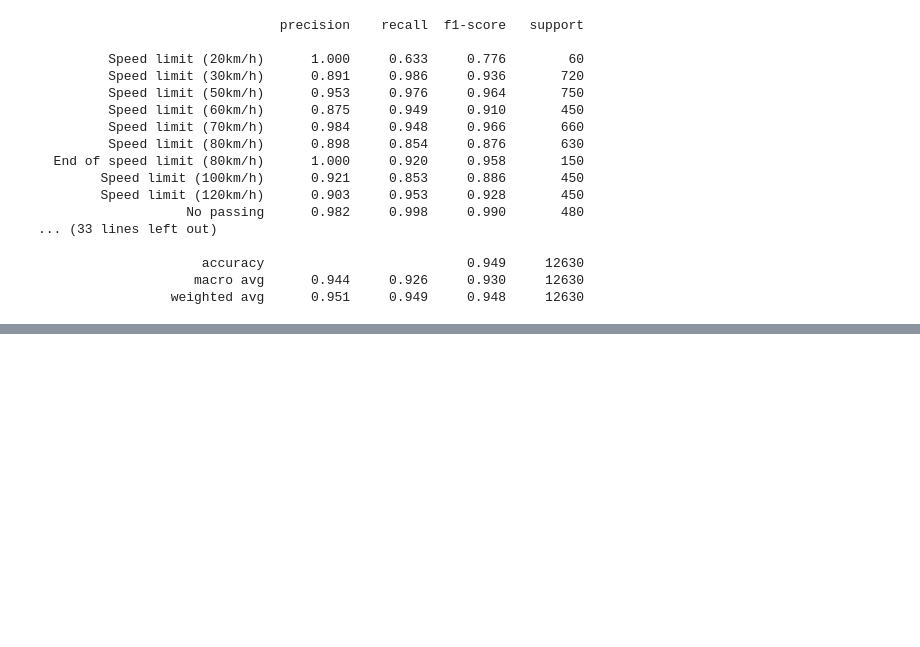
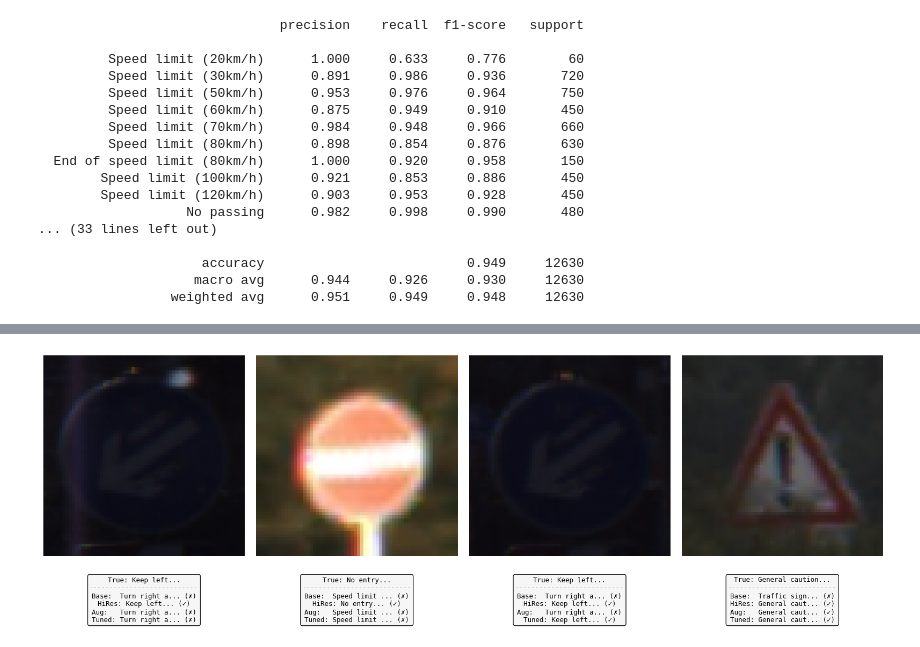
Before and after one commit to Katameqqe/GTSRB-cnn, a Jupyter notebook: test.ipynb, the cells around one changed output, grey strips where cells are left out. Drawn from its saved outputs; the diff is of its cells as text; code cells hidden in the pictures; blank space fills up the shorter version.

```diff
--- a/test.ipynb
+++ b/test.ipynb
@@ -176,5 +185,20 @@ model_aug.load_state_dict(torch.load("augment_model_gtsrb.pth", map_location=dev
 acc_aug, preds_aug, labels_aug = evaluate_model(model_aug, test_loader)
 results["Data Augmented Model"] = acc_aug
 print(f"Test Acc: {acc_aug:.2f}%")
+
+print("Evaluating Tuned Model (Optuna)...")
+model_tuned = TrafficSignCNN(num_classes=43, dropout_p=0.3390179390743088).to(device)
+model_tuned.load_state_dict(torch.load("tuned_model_gtsrb.pth", map_location=device))
+acc_tuned, preds_tuned, labels_tuned = evaluate_model(model_tuned, test_loader)
+results["Tuned Model (Optuna)"] = acc_tuned
+print(f"Test Acc: {acc_tuned:.2f}%")
+
+
+print("\n==================== MODEL PERFORMANCE COMPARISON ====================")
+print(f"{'Model Name':<35} | {'Test Accuracy':<15}")
+print("-" * 55)
+for name, acc in results.items():
+    print(f"{name:<35} | {acc:.2f}%")
+print("==========================================================================")
 # %% [output]
 Evaluating Baseline Model...
@@ -295,0 +475,72 @@ Total mistakes: 646 / 12630
+# %%
+# Model Showdown: Visualizing Case Studies of Improvements
+
+import os
+import numpy as np
+import matplotlib.pyplot as plt
+import torch
+
+
+model_base.eval()
+model_high_res.eval()
+model_aug.eval()
+model_tuned.eval()
+
+# Find indices where the Baseline model made a mistake,
+# but the High-Res model predicted correctly.
+
+improved_indices = np.where((preds_base != labels_base) & (preds_high_res == labels_high_res))[0]
+print(f"Number of test images where High-Res model fixed a Baseline mistake: {len(improved_indices)}")
+
+# Select 4 random cases from these improved indices
+np.random.seed(42)
+sample_indices = np.random.choice(improved_indices, min(4, len(improved_indices)), replace=False)
+
+fig, axes = plt.subplots(1, 4, figsize=(16, 6))
+
+for i, idx in enumerate(sample_indices):
+
+    img_32, true_label = test_dataset[idx]
+    input_32 = img_32.unsqueeze(0).to(device)
+
+
+    img_64, _ = test_dataset_64[idx]
+    input_64 = img_64.unsqueeze(0).to(device)
+
+    # Run predictions across all 4 models
+    with torch.no_grad():
+        pred_base = torch.argmax(model_base(input_32), dim=1).item()
+        pred_high = torch.argmax(model_high_res(input_64), dim=1).item()
+        pred_aug = torch.argmax(model_aug(input_32), dim=1).item()
+        pred_tuned = torch.argmax(model_tuned(input_32), dim=1).item()
+
+
+    original_img = img_64.permute(1, 2, 0).numpy()
+    axes[i].imshow(original_img)
+    axes[i].axis('off')
+
+
+    def get_status(pred, true):
+        return "✓" if pred == true else "✗"
+
+
+    results_text = (
+        f"True: {classes[true_label][:20]}...\n"
+        f"---------------------------\n"
+        f"Base:  {classes[pred_base][:12]}... ({get_status(pred_base, true_label)})\n"
+        f"HiRes: {classes[pred_high][:12]}... ({get_status(pred_high, true_label)})\n"
+        f"Aug:   {classes[pred_aug][:12]}... ({get_status(pred_aug, true_label)})\n"
+        f"Tuned: {classes[pred_tuned][:12]}... ({get_status(pred_tuned, true_label)})"
+    )
+
+
+    axes[i].text(0.5, -0.1, results_text, ha='center', va='top', transform=axes[i].transAxes,
+                 bbox=dict(boxstyle='round', facecolor='whitesmoke', alpha=0.9),
+                 fontsize=9, fontfamily='monospace')
+
+plt.tight_layout()
+plt.subplots_adjust(bottom=0.35)
+
+plt.savefig('model_predictions_showdown.png', dpi=300)
+plt.show()
+# %% [output]
@@ -295,0 +548 @@ Total mistakes: 646 / 12630
+[figure, added]
```
Also changed, not shown: parts of 9 cells of this notebook, 7 other files.
